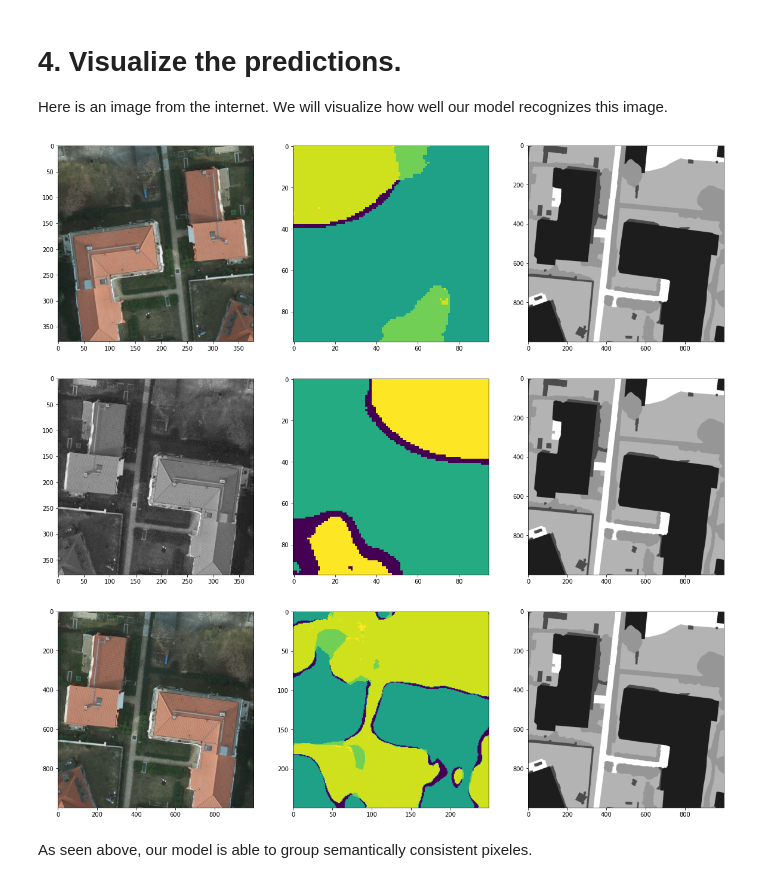
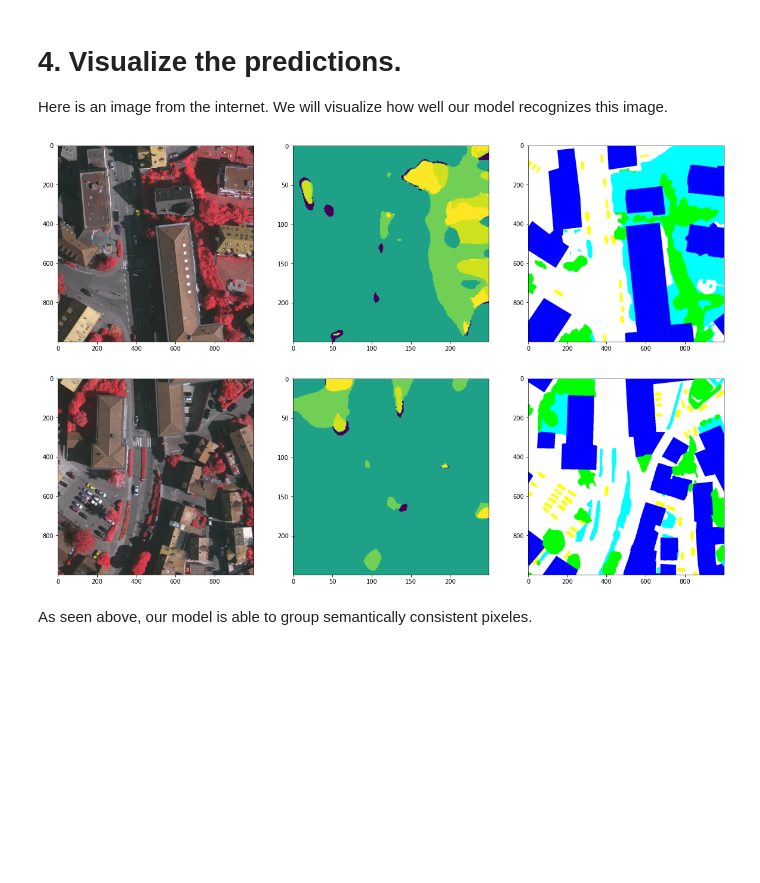
Before and after one commit to Kaustuv1234/MTech_image_segmentation, a Jupyter notebook: output_picie.ipynb, the cells around one changed output. Saved outputs shown, nothing was run; the diff lists cells and outputs as text; code cells hidden in the pictures; blank space fills up the shorter version.

```diff
--- a/output_picie.ipynb
+++ b/output_picie.ipynb
@@ -166,39 +181,36 @@ import gc
 import matplotlib.pyplot as plt
 # %%
 
-imgg = ['/content/Picture1.png',
-        '/content/Picture2.png',
-        '/content/000000002832.png']
+imgg = '/content/drive/MyDrive/datasets/Vaihingen_train_test/images/'
 
-gt = '/content/000000002832_.png'
+gt = '/content/drive/MyDrive/datasets/Vaihingen_train_test/annotations/'
 
-for file1 in imgg:
+for file1 in os.listdir(imgg)[:10]:
     fig = plt.figure(figsize=(20, 20))
-    img = Image.open(file1).convert('RGB')
-    truth = Image.open(gt ).convert('RGB')
+    img = Image.open(imgg + file1).convert('RGB')
+    truth = Image.open(gt + file1).convert('RGB')
     img1 = preprocess(img)[None, :]
     out1 = model(img1)
     out1 = F.normalize(out1, dim=1, p=2)
     probs = compute_dist(out1, classifier)
     prediction = probs.topk(1, dim=1)[1]
     prediction = prediction.squeeze(0).squeeze(0)
 
     fig.add_subplot(1, 3, 1)
     plt.imshow(img)
 
     fig.add_subplot(1, 3, 2)
     plt.imshow(mapper_train(prediction))
 
     fig.add_subplot(1, 3, 3)
     plt.imshow(truth)
 
     plt.show()
     plt.close()
     gc.collect()
 # %% [output]
-[figure, old version]
+[figure, new version]
-[figure, old version]
+[figure, new version]
-[figure, removed]
 # %% [markdown]
 As seen above, our model is able to group semantically consistent pixeles.
 # %% [markdown]
```
Also changed, not shown: parts of 5 cells of this notebook.
